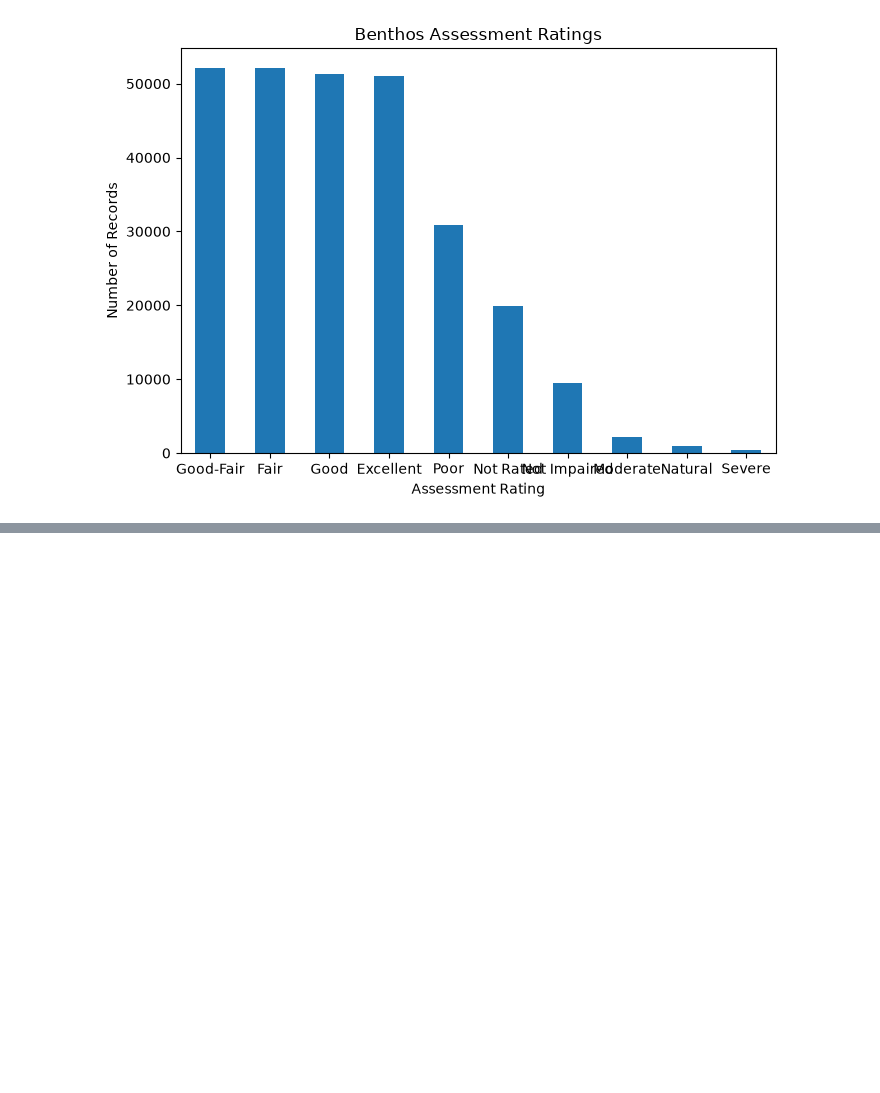
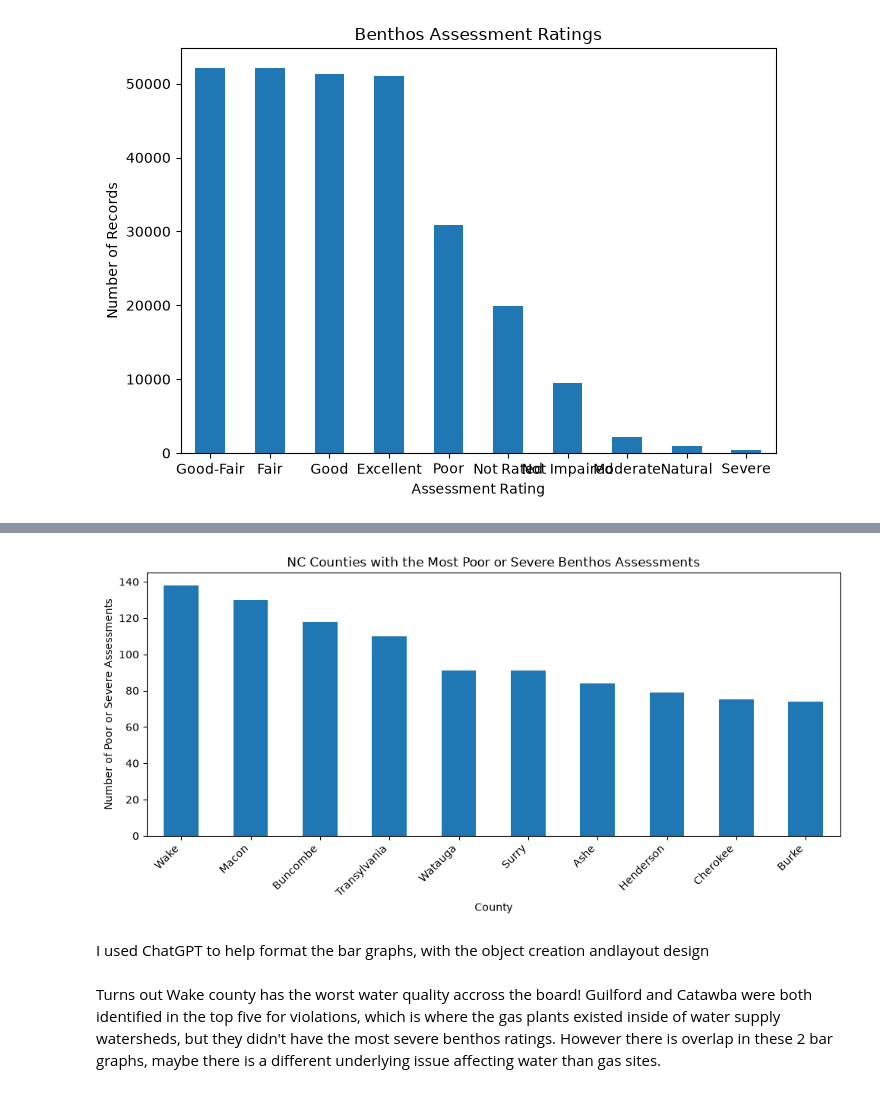
Before and after one commit to ejamie15/geog592-ejamie, a Jupyter notebook: homework/week07/data/homework.ipynb, the cells around one changed output, grey strips where cells are left out. Saved outputs shown, nothing was run; the diff lists cells and outputs as text; code cells hidden in the pictures; blank space fills up the shorter version.

```diff
--- a/homework/week07/data/homework.ipynb
+++ b/homework/week07/data/homework.ipynb
@@ -273,0 +357,24 @@ Looks like theres not much of relationship between latest benthos rating and num
+# %%
+# Count poor and severe assessments by county
+benthos_counts = (
+    benthos
+    .groupby("County")["Latest_Rating"]
+    .count()
+    .sort_values(ascending=False)
+    .head(10)
+)
+
+benthos_counts.plot(kind="bar", figsize=(10, 5))
+
+plt.title("NC Counties with the Most Poor or Severe Benthos Assessments")
+plt.xlabel("County")
+plt.ylabel("Number of Poor or Severe Assessments")
+plt.xticks(rotation=45, ha="right")
+plt.tight_layout()
+plt.show()
+# %% [output]
+[figure, added]
+# %% [markdown]
+I used ChatGPT to help format the bar graphs, with the object creation andlayout design
+# %% [markdown]
+Turns out Wake county has the worst water quality accross the board! Guilford and Catawba were both identified in the top five for violations, which is where the gas plants existed inside of water supply watersheds, but they didn't have the most severe benthos ratings. However there is overlap in these 2 bar graphs, maybe there is a different underlying issue affecting water than gas sites.
```
Also changed, not shown: parts of 10 cells of this notebook, 2 other files.
